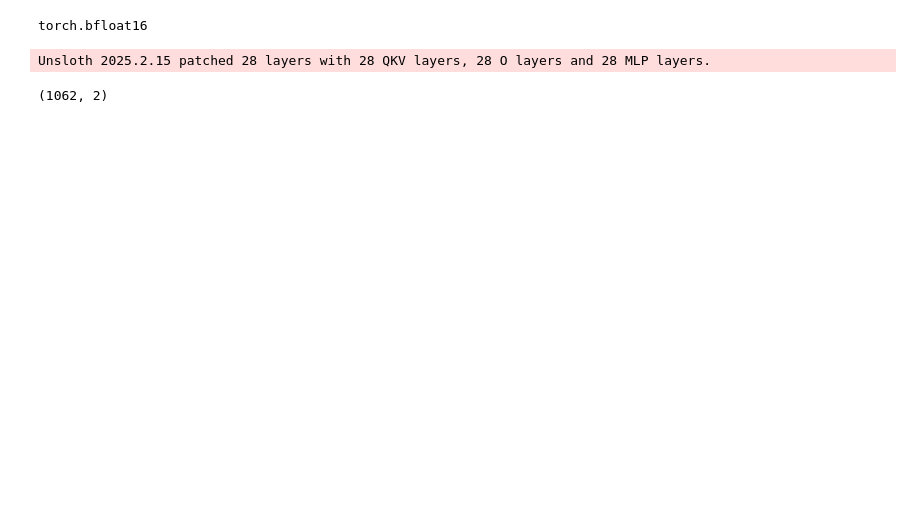
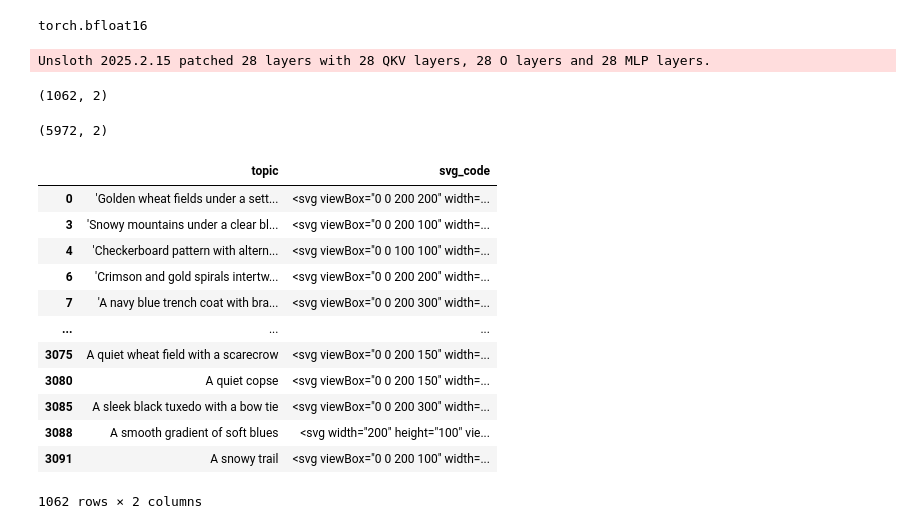
Before and after one commit to svk-123/Drawing_with_LLMs, a Jupyter notebook: Notebook_04_LLM_finetuning_llama_1b.ipynb, the cells around one changed output. Saved outputs shown, nothing was run; the diff lists cells and outputs as text; code cells hidden in the pictures; blank space fills up the shorter version.

```diff
--- a/Notebook_04_LLM_finetuning_llama_1b.ipynb
+++ b/Notebook_04_LLM_finetuning_llama_1b.ipynb
@@ -54,3 +59,11 @@ df=df[['topic','svg_code']]
 df.shape
 # %% [output]
 (1062, 2)
+# %%
+df1=pd.read_csv('svg_score_first100k.csv')
+df1=df1[df1['base_score'] > 0.8]
+df1=df1[['caption_blip2','clean_svg_code']]
+df1.columns=['topic','svg_code']
+print(df1.shape)
+# %% [output]
+(5972, 2)
@@ -57,3 +73,19 @@ df.shape
+# %%
+df
+# %% [output]
+|  | topic | svg_code |
+| 0 | 'Golden wheat fields under a sett... | <svg viewBox="0 0 200 200" width=... |
+| 3 | 'Snowy mountains under a clear bl... | <svg viewBox="0 0 200 100" width=... |
+| 4 | 'Checkerboard pattern with altern... | <svg viewBox="0 0 100 100" width=... |
+| 6 | 'Crimson and gold spirals intertw... | <svg viewBox="0 0 200 200" width=... |
+| 7 | 'A navy blue trench coat with bra... | <svg viewBox="0 0 200 300" width=... |
+| ... | ... | ... |
+| 3075 | A quiet wheat field with a scarecrow | <svg viewBox="0 0 200 150" width=... |
+| 3080 | A quiet copse | <svg viewBox="0 0 200 150" width=... |
+| 3085 | A sleek black tuxedo with a bow tie | <svg viewBox="0 0 200 300" width=... |
+| 3088 | A smooth gradient of soft blues | <svg width="200" height="100" vie... |
+| 3091 | A snowy trail | <svg viewBox="0 0 200 100" width=... |
+1062 rows × 2 columns
 # %%
 alpaca_prompt = """Below is an instruction that describes a task, paired with an input that provides further context. Write a response that appropriately completes the request.
 
```
Also changed, not shown: parts of 8 cells of this notebook, 2 other files.
